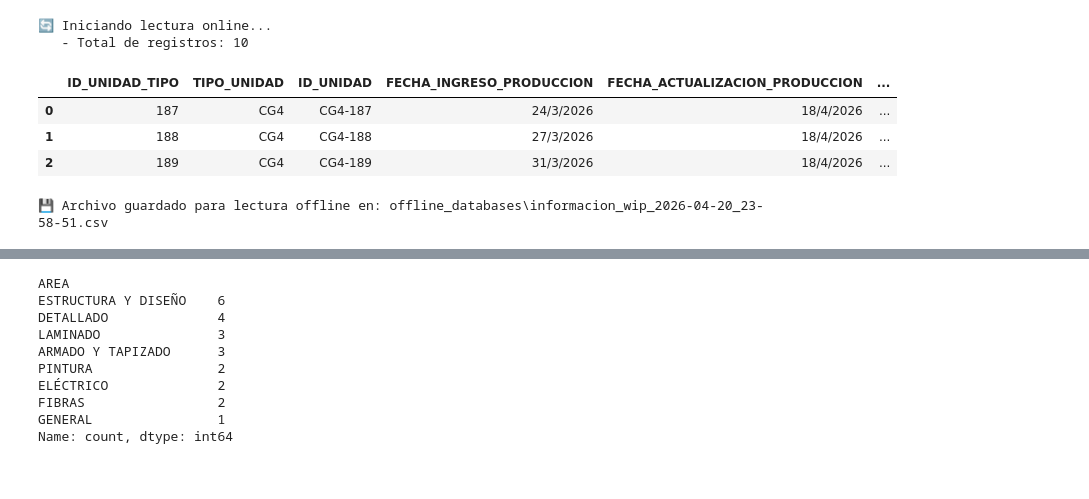
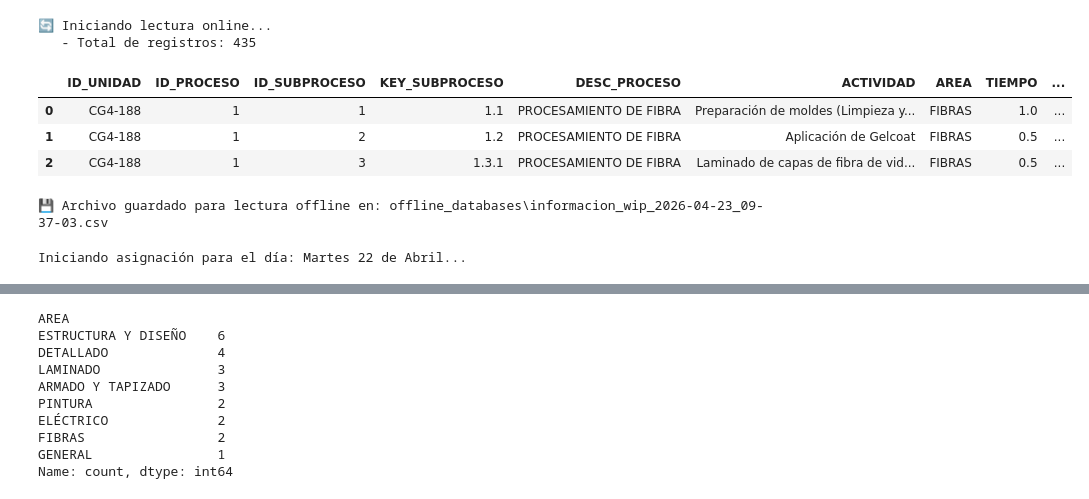
Before and after one commit to angelanaya271828/ingoy, a Jupyter notebook: Asignación de actividades.ipynb, the cells around one changed output, grey strips where cells are left out. Saved outputs shown, nothing was run; the diff lists cells and outputs as text; code cells hidden in the pictures.

```diff
--- a/Asignación de actividades.ipynb
+++ b/Asignación de actividades.ipynb
@@ -18,8 +18,10 @@ from ortools.sat.python import cp_model
 id_libro = "1a7vwC8QZAb7KI2elM_vJOZGSQzitnZ0Xw6BWFlG5guw"
 id_hoja_operadores = "1408324300"
 id_hoja_lista_actividades = "830504512"
+id_hoja_lista_actividades_actualizado = "1447386758"
 id_hoja_areas = "634917592"
 id_hoja_WIP = "1742807779"
+id_hoja_WIP_actualizado = "1505020649"
 # %%
 df_operadores = mis_funciones.lectura_hoja_gs(id_libro = id_libro,
                                               id_hoja = id_hoja_operadores,
@@ -62,13 +64,13 @@ df_areas = mis_funciones.lectura_hoja_gs(id_libro = id_libro,
 # %%
 df_wip = mis_funciones.lectura_hoja_gs(id_libro = id_libro,
-                                        id_hoja = id_hoja_WIP,
+                                        id_hoja = id_hoja_WIP_actualizado,
                                         desc_hoja = 'wip',
                                         flag_lectura_offline = False)
 # %% [output]
 🔄 Iniciando lectura online...
-   - Total de registros: 10
+   - Total de registros: 435
-|  | ID_UNIDAD_TIPO | TIPO_UNIDAD | ID_UNIDAD | FECHA_INGRESO_PRODUCCION | FECHA_ACTUALIZACION_PRODUCCION | ... |
-| 0 | 187 | CG4 | CG4-187 | 24/3/2026 | 18/4/2026 | ... |
-| 1 | 188 | CG4 | CG4-188 | 27/3/2026 | 18/4/2026 | ... |
-| 2 | 189 | CG4 | CG4-189 | 31/3/2026 | 18/4/2026 | ... |
+|  | ID_UNIDAD | ID_PROCESO | ID_SUBPROCESO | KEY_SUBPROCESO | DESC_PROCESO | ACTIVIDAD | AREA | TIEMPO | ... |
+| 0 | CG4-188 | 1 | 1 | 1.1 | PROCESAMIENTO DE FIBRA | Preparación de moldes (Limpieza y... | FIBRAS | 1.0 | ... |
+| 1 | CG4-188 | 1 | 2 | 1.2 | PROCESAMIENTO DE FIBRA | Aplicación de Gelcoat | FIBRAS | 0.5 | ... |
+| 2 | CG4-188 | 1 | 3 | 1.3.1 | PROCESAMIENTO DE FIBRA | Laminado de capas de fibra de vid... | FIBRAS | 0.5 | ... |
-💾 Archivo guardado para lectura offline en: offline_databases\informacion_wip_2026-04-20_23-58-51.csv
+💾 Archivo guardado para lectura offline en: offline_databases\informacion_wip_2026-04-23_09-37-03.csv
@@ -74,0 +113,51 @@ df_wip = mis_funciones.lectura_hoja_gs(id_libro = id_libro,
+# %%
+# ==========================================
+# 5. MOTOR DE ASIGNACIÓN (LÓGICA DE ANTICIPACIÓN)
+# ==========================================
+asignaciones_realizadas = []
+hubo_movimiento = True
+iteracion = 0
+
+print(f"Iniciando asignación para el día: {dia_de_asignacion} 22 de Abril...")
+
+while hubo_movimiento and iteracion < 100:
+    hubo_movimiento = False
+    iteracion += 1
+
+    # Solo miramos lo que falta por hacer
+    pendientes = wip_sim[wip_sim['FLAG_TERMINADO'] == 0]
+
+    for idx, tarea in pendientes.iterrows():
+        # 1. ¿Están listas las tareas anteriores?
+        if verificar_pre_requisitos(wip_sim, tarea['ID_UNIDAD'], tarea['DEPS_LIST']):
+
+            # 2. ¿Hay alguien del área con tiempo disponible?
+            candidatos = df_ops_disponibles[
+                (df_ops_disponibles['AREA'] == tarea['AREA']) &
+                (df_ops_disponibles['HORAS_ASIGNADAS'] + tarea['TIEMPO'] <= max_horas_turno)
+            ]
+
+            if not candidatos.empty:
+                # 3. Asignar al que tenga menos carga (Balanceo)
+                op = candidatos.sort_values('HORAS_ASIGNADAS').iloc[0]
+
+                # Registrar en la bitácora
+                asignaciones_realizadas.append({
+                    'FECHA_PROGRAMADA': '2026-04-22',
+                    'ID_UNIDAD': tarea['ID_UNIDAD'],
+                    'ACTIVIDAD': tarea['ACTIVIDAD'],
+                    'AREA': tarea['AREA'],
+                    'TIEMPO': tarea['TIEMPO'],
+                    'OPERADOR': op['OPERADOR']
+                })
+
+                # Actualizar carga del operador
+                df_ops_disponibles.loc[df_ops_disponibles['ID_OPERADOR'] == op['ID_OPERADOR'], 'HORAS_ASIGNADAS'] += tarea['TIEMPO']
+
+                # Marcar como terminada virtualmente para liberar las siguientes tareas de la unidad
+                wip_sim.at[idx, 'FLAG_TERMINADO'] = 1
+
+                hubo_movimiento = True
+                break # Reiniciar búsqueda para recalcular prioridades
+# %% [output]
+Iniciando asignación para el día: Martes 22 de Abril...
```
Also changed, not shown: parts of 12 cells of this notebook, 1 other file.
